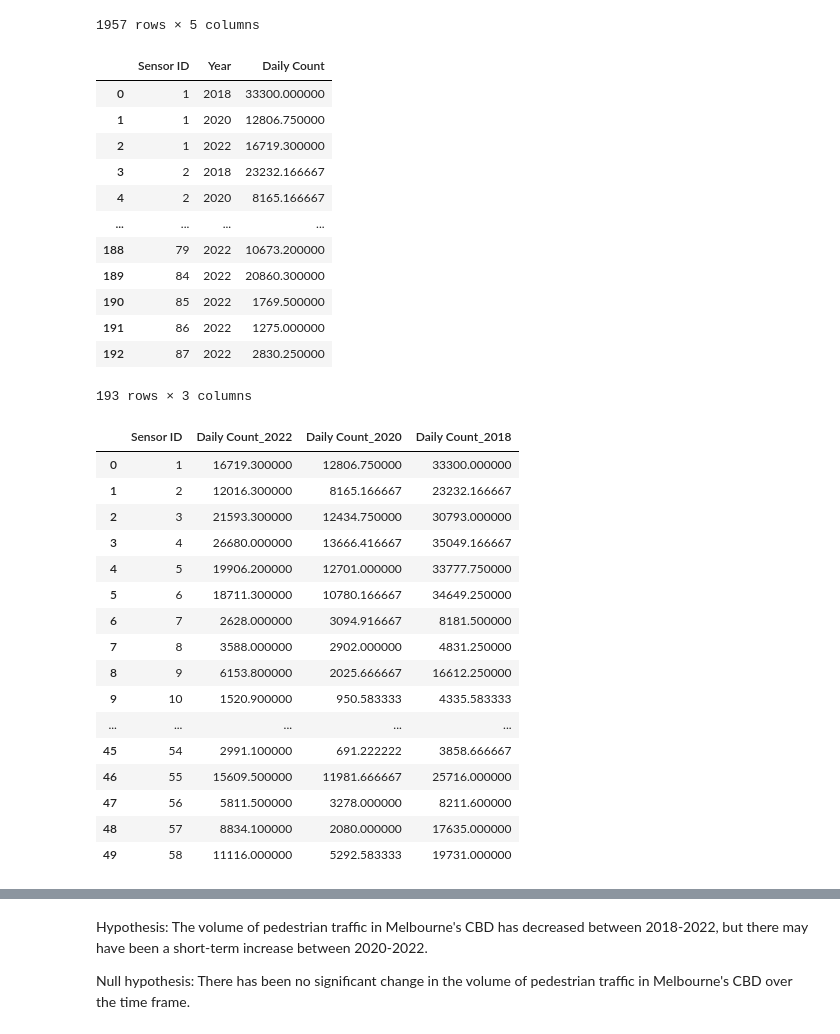
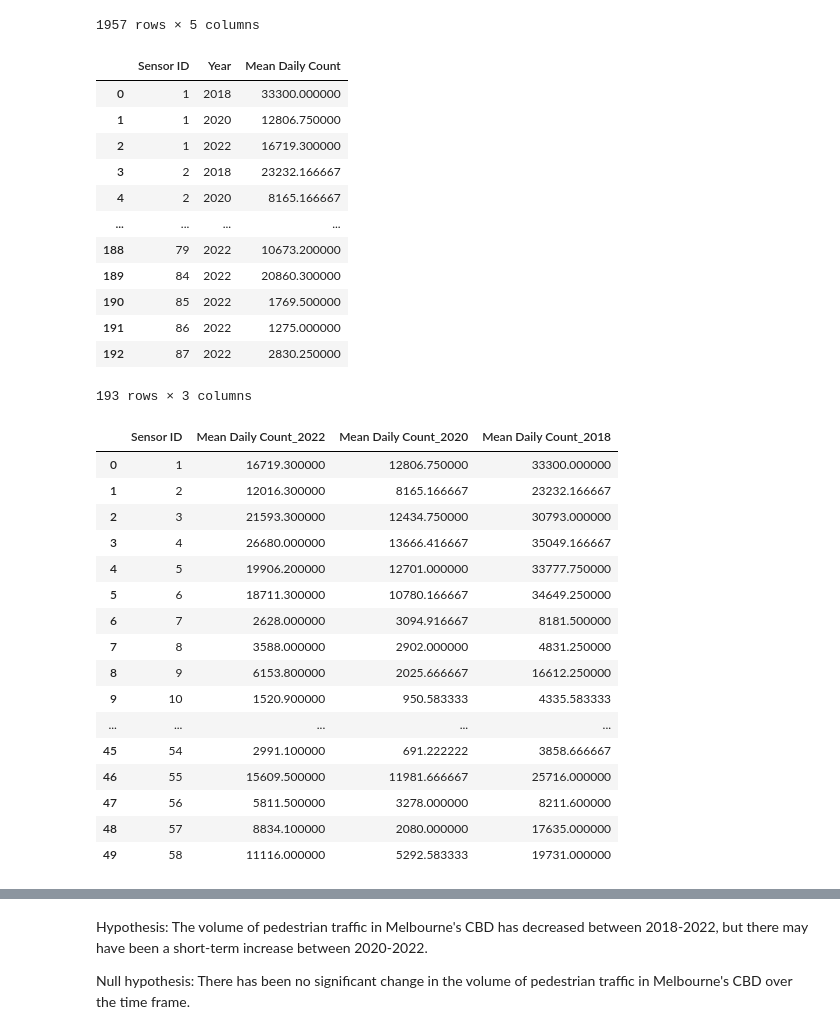
Before and after one commit to hendaman/project-1-challenge, a Jupyter notebook: Question-3-Owen/PedestrianTrafficVolume.ipynb, the cells around one changed output, grey strips where cells are left out. Drawn from its saved outputs; the diff is of its cells as text; code cells hidden in the pictures.

```diff
--- a/Question-3-Owen/PedestrianTrafficVolume.ipynb
+++ b/Question-3-Owen/PedestrianTrafficVolume.ipynb
@@ -172,10 +147,11 @@ Number of unique sensors: 77
 1957 rows × 5 columns
 # %%
 mean_df = filtered_df.groupby(['Sensor ID', 'Year']).agg({'Daily Count': 'mean'}).reset_index()
+mean_df = mean_df.rename(columns={'Daily Count': 'Mean Daily Count'})
 
 mean_df
 # %% [output]
-|  | Sensor ID | Year | Daily Count |
+|  | Sensor ID | Year | Mean Daily Count |
 | 0 | 1 | 2018 | 33300.000000 |
 | 1 | 1 | 2020 | 12806.750000 |
 | 2 | 1 | 2022 | 16719.300000 |
@@ -191,28 +167,28 @@ mean_df
 # %%
 merged_df = pd.merge(mean_df, sensor_location_df, on='Sensor ID')
 
 # filter the DataFrame for 2018 and 2022
 df_2018 = merged_df[merged_df['Year'] == 2018]
 df_2020 = merged_df[merged_df['Year'] == 2020]
 df_2022 = merged_df[merged_df['Year'] == 2022]
 
 # group the DataFrames by Sensor_ID
 grouped_df_2018 = df_2018.groupby('Sensor ID')
 grouped_df_2020 = df_2020.groupby('Sensor ID')
 grouped_df_2022 = df_2022.groupby('Sensor ID')
 
 # compute the daily count for each Sensor_ID and year
-count_2018 = grouped_df_2018['Daily Count'].sum().reset_index()
-count_2020 = grouped_df_2020['Daily Count'].sum().reset_index()
-count_2022 = grouped_df_2022['Daily Count'].sum().reset_index()
+count_2018 = grouped_df_2018['Mean Daily Count'].sum().reset_index()
+count_2020 = grouped_df_2020['Mean Daily Count'].sum().reset_index()
+count_2022 = grouped_df_2022['Mean Daily Count'].sum().reset_index()
 
-count_2018 = count_2018.rename(columns={'Daily Count': 'Daily Count_2018'})
+count_2018 = count_2018.rename(columns={'Mean Daily Count': 'Mean Daily Count_2018'})
 
 diff_df = pd.merge(pd.merge(count_2022, count_2020, on='Sensor ID', suffixes=('_2022', '_2020')), count_2018, on='Sensor ID')
 
 diff_df
 # %% [output]
-|  | Sensor ID | Daily Count_2022 | Daily Count_2020 | Daily Count_2018 |
+|  | Sensor ID | Mean Daily Count_2022 | Mean Daily Count_2020 | Mean Daily Count_2018 |
 | 0 | 1 | 16719.300000 | 12806.750000 | 33300.000000 |
 | 1 | 2 | 12016.300000 | 8165.166667 | 23232.166667 |
 | 2 | 3 | 21593.300000 | 12434.750000 | 30793.000000 |
```
Also changed, not shown: parts of 19 cells of this notebook.
